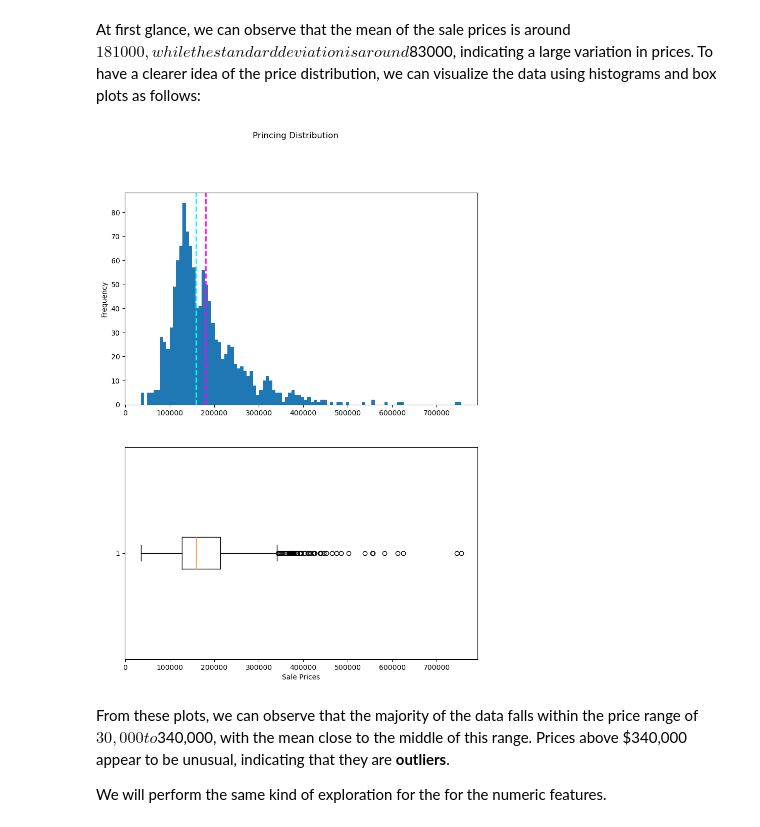
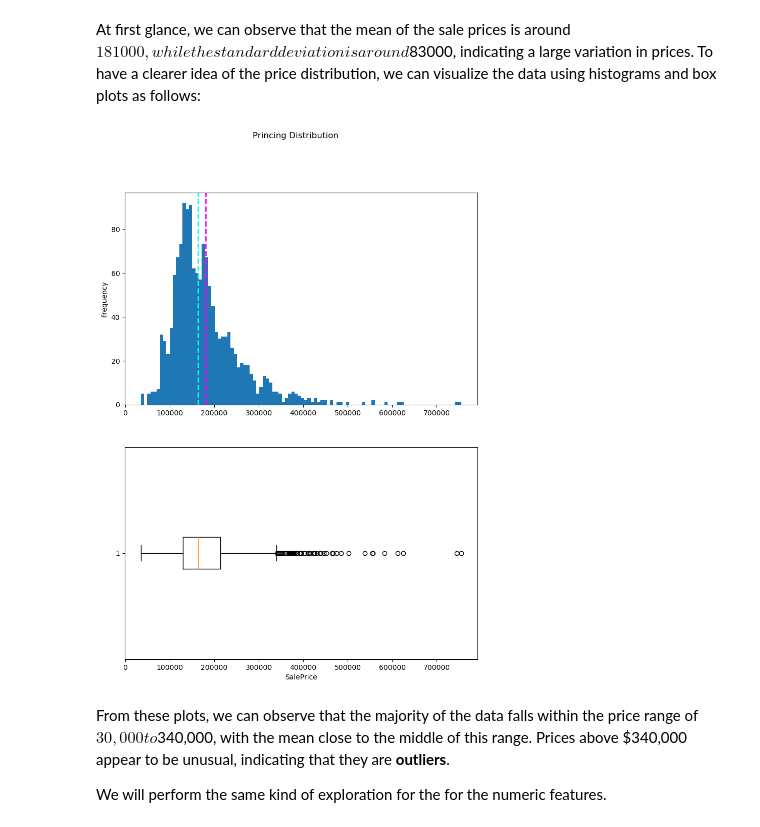
Before and after one commit to carlosopr/g-labs, a Jupyter notebook: project01/house_prices.ipynb, the cells around one changed output. Saved outputs shown, nothing was run; the diff lists cells and outputs as text; code cells hidden in the pictures.

Commit message:
Plots code was moved to the DataPlotter class

```diff
--- a/project01/house_prices.ipynb
+++ b/project01/house_prices.ipynb
@@ -25,2 +33,4 @@ import matplotlib.pyplot as plt
 # %%
-data = np.load('data/proyecto_training_data.npy')
+data = PreprocessData()
+
+house_prices = data.load_data('data/proyecto_training_data.npy')
@@ -27,5 +52,5 @@ data = np.load('data/proyecto_training_data.npy')
 # %%
-df = pd.DataFrame(data, columns=['SalePrice','OverallQual','FloorSquareFeet','TotalRooms','YearBuilt','LotFrontage'])
+df = pd.DataFrame(house_prices, columns=['SalePrice','OverallQual','FloorSquareFeet','TotalRooms','YearBuilt','LotFrontage'])
 
 df.head()
 # %% [output]
@@ -95,37 +107,10 @@ df.describe()
 | max | 755000.000000 | 10.000000 | 4692.000000 | 14.000000 | 2010.000000 | 313.000000 |
 # %% [markdown]
 At first glance, we can observe that the mean of the sale prices is around $181000, while the standard deviation is around $83000, indicating a large variation in prices. To have a clearer idea of the price distribution, we can visualize the data using histograms and box plots as follows:
-# %%
-import matplotlib.pyplot as plt
-
-# This ensures plots are displayed inline in the notebook
-%matplotlib inline
-
-# Get the label column
-label = df['SalePrice']
-
-# Create a figure for 2 subplots (2 rows, 1 column)
-fig, ax = plt.subplots(2, 1, figsize = (9,12))
-
-# Plot the histogram
-ax[0].hist(label, bins=100)
-ax[0].set_ylabel('Frequency')
-
-# Add lines for the mean, median, and mode
-ax[0].axvline(label.mean(), color='magenta', linestyle='dashed', linewidth=2)
-ax[0].axvline(label.median(), color='cyan', linestyle='dashed', linewidth=2)
-
-# Plot the boxplot
-ax[1].boxplot(label, vert=False)
-ax[1].set_xlabel('Sale Prices')
-
-# Add a title to the Figure
-fig.suptitle('Princing Distribution')
-
-# Show the figure
-fig.show()
-# %% [output]
-[figure, removed]
+# %%
+DataPlotter.plot_distribution(df, target='SalePrice', title='Princing Distribution')
+# %% [output]
+[figure, added]
 # %% [markdown]
 From these plots, we can observe that the majority of the data falls within the price range of $30,000 to $340,000, with the mean close to the middle of this range. Prices above $340,000 appear to be unusual, indicating that they are **outliers**.
 
```
Also changed, not shown: parts of 12 cells of this notebook, 2 other files.
